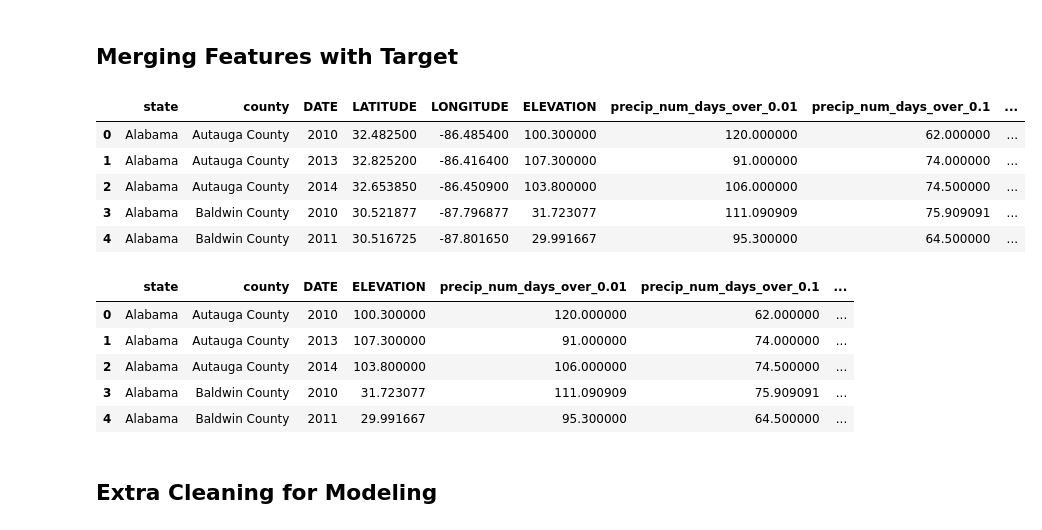
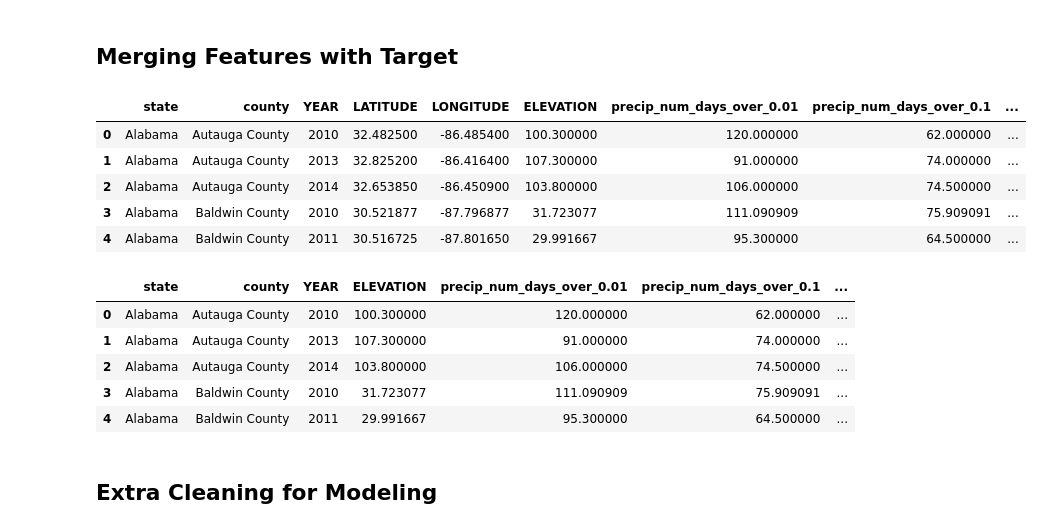
Before and after one commit to tcbonds/lyme-disease-classifier, a Jupyter notebook: 3_Cleaning_Features_and_Merging_with_Target.ipynb, the cells around one changed output. Saved outputs shown, nothing was run; the diff lists cells and outputs as text; code cells hidden in the pictures.

```diff
--- a/3_Cleaning_Features_and_Merging_with_Target.ipynb
+++ b/3_Cleaning_Features_and_Merging_with_Target.ipynb
@@ -98,7 +98,7 @@ climate_df.rename(columns={'DP01':'precip_num_days_over_0.01', 'DP10':'precip_nu
                            'FZF7':'last_min_temp_under_24', 'FZF8':'last_min_temp_under_20',
                            'FZF9':'last_min_temp_under_16', 'PRCP':'total_precip_year',
                            'SNOW':'total_snowfall_year', 'TAVG':'avg_daily_temp_year',
-                           'TMAX':'avg_daily_max_temp', 'TMIN':'avg_daily_min_temp', 'DATE':'year'},inplace=True)
+                           'TMAX':'avg_daily_max_temp', 'TMIN':'avg_daily_min_temp', 'DATE':'YEAR'},inplace=True)
 
 climate_df.head()
 # %% [output]
@@ -275,7 +275,7 @@ dtype: float64
 # This is because we need to use the previous year's
 # data to predict that year and thus, the one year offset.
 
-features['next_year'] = features['year'] + 1
+features['NEXT_YEAR'] = features['YEAR'] + 1
 features.head()
 # %% [output]
 A value is trying to be set on a copy of a slice from a DataFrame.
@@ -291,7 +291,7 @@ See the caveats in the documentation: http://pandas.pydata.org/pandas-docs/stabl
 | 4 | Alabama | Baldwin County | 2011 | 30.516725 | -87.801650 | 29.991667 | 95.300000 | 64.500000 | ... |
 # %%
 # Pickling cleaned features DataFrame
-redo_pickle = False
+redo_pickle = True
 
 if redo_pickle:
     with open('feature_variables.pickle','wb') as f:
@@ -307,10 +307,10 @@ with open('target_variable.pickle','rb') as f:
     target = pickle.load(f)
 # %%
 # Merging Features DataFrame with Target DataFrame
-complete_df = features.merge(target, left_on=['state','county','DATE'],right_on=['STNAME','CTYNAME','year'])
+complete_df = features.merge(target, left_on=['state','county','NEXT_YEAR'],right_on=['STNAME','CTYNAME','year'])
 complete_df.head()
 # %% [output]
-|  | state | county | DATE | LATITUDE | LONGITUDE | ELEVATION | precip_num_days_over_0.01 | precip_num_days_over_0.1 | ... |
+|  | state | county | YEAR | LATITUDE | LONGITUDE | ELEVATION | precip_num_days_over_0.01 | precip_num_days_over_0.1 | ... |
 | 0 | Alabama | Autauga County | 2010 | 32.482500 | -86.485400 | 100.300000 | 120.000000 | 62.000000 | ... |
 | 1 | Alabama | Autauga County | 2013 | 32.825200 | -86.416400 | 107.300000 | 91.000000 | 74.000000 | ... |
 | 2 | Alabama | Autauga County | 2014 | 32.653850 | -86.450900 | 103.800000 | 106.000000 | 74.500000 | ... |
@@ -321,7 +321,7 @@ complete_df.head()
 complete_df.drop(columns=['LATITUDE','LONGITUDE','STNAME','CTYNAME','year'], inplace=True)
 complete_df.head()
 # %% [output]
-|  | state | county | DATE | ELEVATION | precip_num_days_over_0.01 | precip_num_days_over_0.1 | ... |
+|  | state | county | YEAR | ELEVATION | precip_num_days_over_0.01 | precip_num_days_over_0.1 | ... |
 | 0 | Alabama | Autauga County | 2010 | 100.300000 | 120.000000 | 62.000000 | ... |
 | 1 | Alabama | Autauga County | 2013 | 107.300000 | 91.000000 | 74.000000 | ... |
 | 2 | Alabama | Autauga County | 2014 | 103.800000 | 106.000000 | 74.500000 | ... |
```
Also changed, not shown: parts of 10 cells of this notebook.
